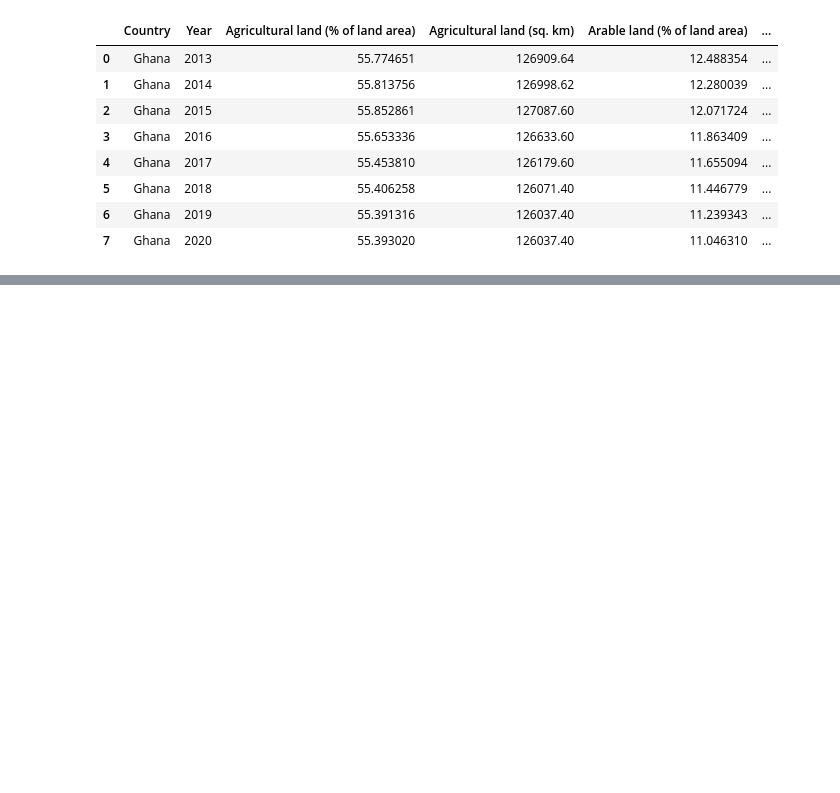
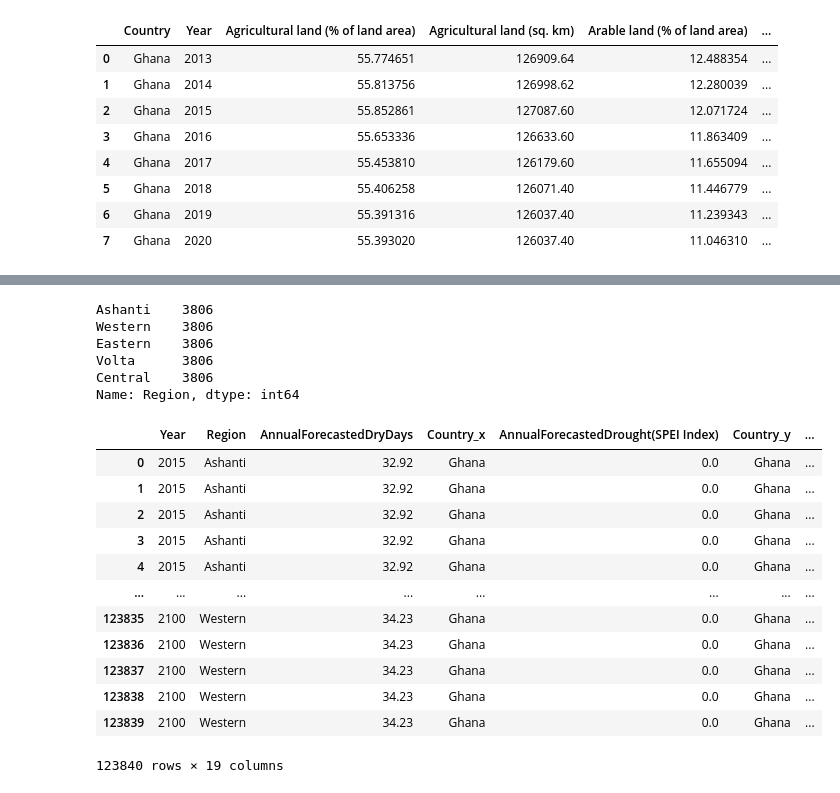
Before and after one commit to Sk2195/The-Chocolate-Project, a Jupyter notebook: Data -DataPreprocessing/Final-PreProcessing.ipynb, the cells around one changed output, grey strips where cells are left out. Cells and saved outputs as stored; diff of their text form; code cells hidden in the pictures; blank space fills up the shorter version.

```diff
--- a/Data -DataPreprocessing/Final-PreProcessing.ipynb
+++ b/Data -DataPreprocessing/Final-PreProcessing.ipynb
@@ -202,2 +237,27 @@ Index(['Year', 'Region', 'AnnualForecastedDryDays', 'Country_x',
+# %%
+df7['Region'].value_counts()
+# %% [output]
+Ashanti    3806
+Western    3806
+Eastern    3806
+Volta      3806
+Central    3806
+Name: Region, dtype: int64
+# %%
+df8
+# %% [output]
+|  | Year | Region | AnnualForecastedDryDays | Country_x | AnnualForecastedDrought(SPEI Index) | Country_y | ... |
+| 0 | 2015 | Ashanti | 32.92 | Ghana | 0.0 | Ghana | ... |
+| 1 | 2015 | Ashanti | 32.92 | Ghana | 0.0 | Ghana | ... |
+| 2 | 2015 | Ashanti | 32.92 | Ghana | 0.0 | Ghana | ... |
+| 3 | 2015 | Ashanti | 32.92 | Ghana | 0.0 | Ghana | ... |
+| 4 | 2015 | Ashanti | 32.92 | Ghana | 0.0 | Ghana | ... |
+| ... | ... | ... | ... | ... | ... | ... | ... |
+| 123835 | 2100 | Western | 34.23 | Ghana | 0.0 | Ghana | ... |
+| 123836 | 2100 | Western | 34.23 | Ghana | 0.0 | Ghana | ... |
+| 123837 | 2100 | Western | 34.23 | Ghana | 0.0 | Ghana | ... |
+| 123838 | 2100 | Western | 34.23 | Ghana | 0.0 | Ghana | ... |
+| 123839 | 2100 | Western | 34.23 | Ghana | 0.0 | Ghana | ... |
+123840 rows × 19 columns
 # %%
 # Looks like we have to drop some duplicate columns
```
Also changed, not shown: parts of 47 cells of this notebook.
